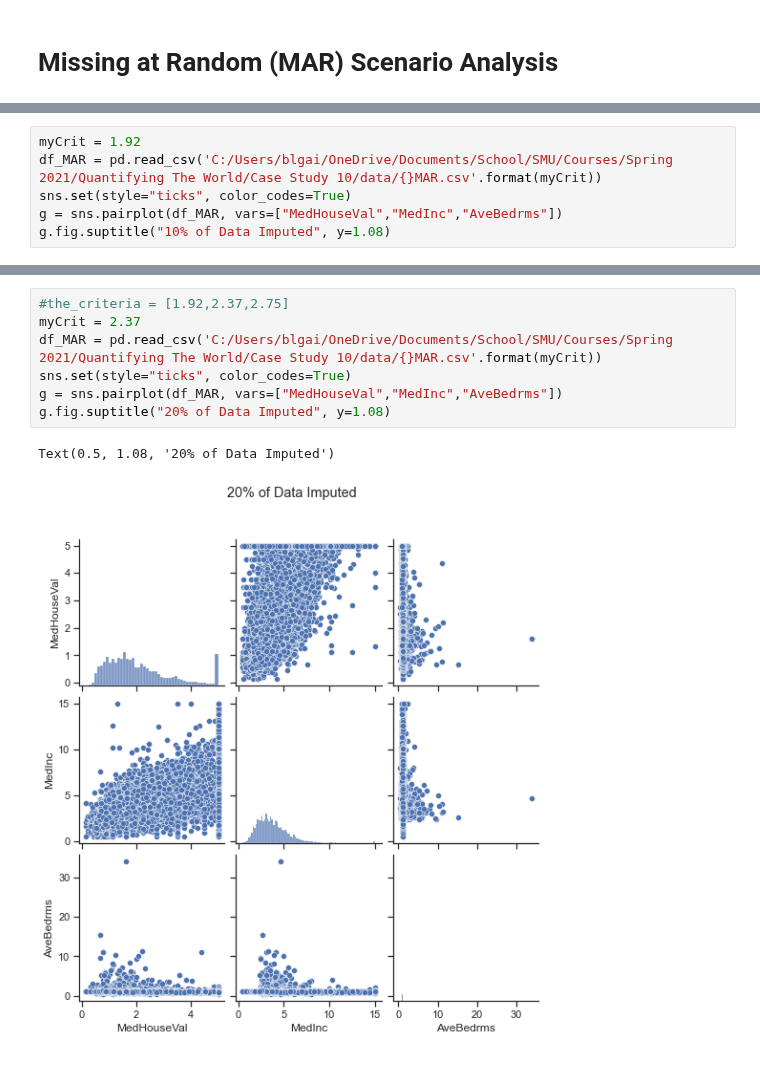
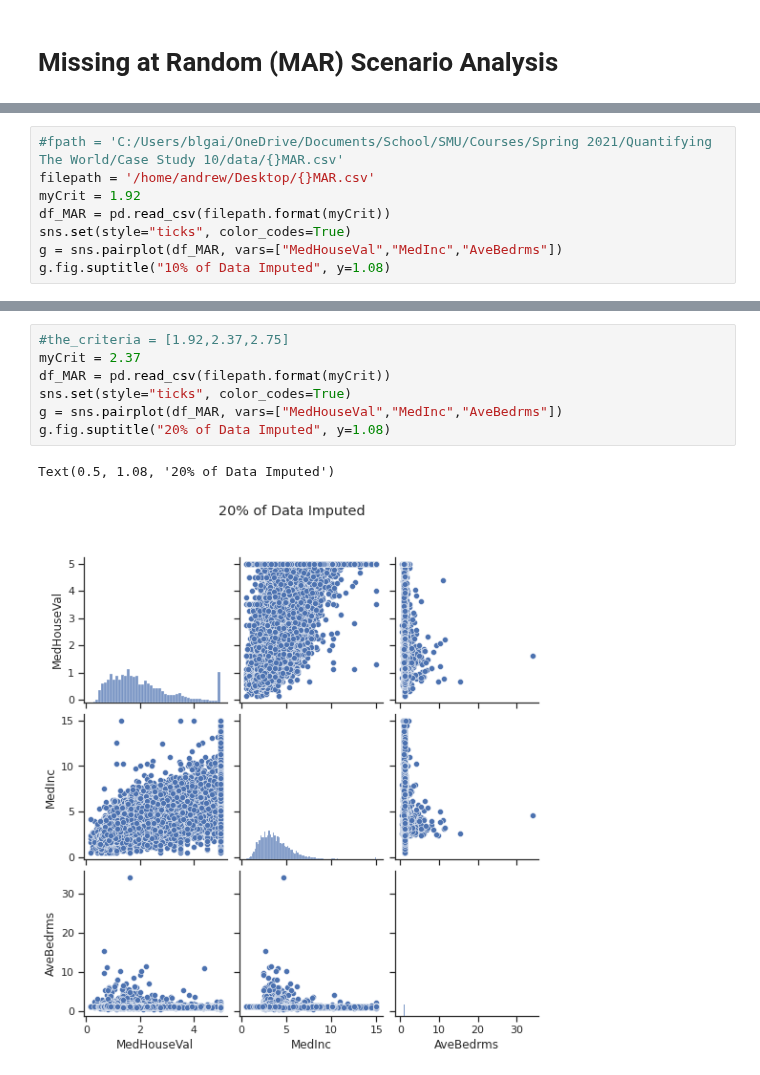
Before and after one commit to andrewmejia600/DS7333, a Jupyter notebook: CASE_STUDY_10/Case 10 Imputation.ipynb, the cells around one changed output, grey strips where cells are left out. Cells and saved outputs as stored; diff of their text form.

```diff
--- a/CASE_STUDY_10/Case 10 Imputation.ipynb
+++ b/CASE_STUDY_10/Case 10 Imputation.ipynb
@@ -401,6 +421,8 @@ Text(0.5, 1.0, 'Original Data Correlation')
 # %%
+#fpath = 'C:/Users/blgai/OneDrive/Documents/School/SMU/Courses/Spring 2021/Quantifying The World/Case Study 10/data/{}MAR.csv'
+filepath = '/home/andrew/Desktop/{}MAR.csv'
 myCrit = 1.92
-df_MAR = pd.read_csv('C:/Users/blgai/OneDrive/Documents/School/SMU/Courses/Spring 2021/Quantifying The World/Case Study 10/data/{}MAR.csv'.format(myCrit))
+df_MAR = pd.read_csv(filepath.format(myCrit))
 sns.set(style="ticks", color_codes=True)
 g = sns.pairplot(df_MAR, vars=["MedHouseVal","MedInc","AveBedrms"])
 g.fig.suptitle("10% of Data Imputed", y=1.08)
@@ -422,13 +444,13 @@ Text(0.5, 1.0, '10% Imputed Data Correlation')
 # %%
 #the_criteria = [1.92,2.37,2.75]
 myCrit = 2.37
-df_MAR = pd.read_csv('C:/Users/blgai/OneDrive/Documents/School/SMU/Courses/Spring 2021/Quantifying The World/Case Study 10/data/{}MAR.csv'.format(myCrit))
+df_MAR = pd.read_csv(filepath.format(myCrit))
 sns.set(style="ticks", color_codes=True)
 g = sns.pairplot(df_MAR, vars=["MedHouseVal","MedInc","AveBedrms"])
 g.fig.suptitle("20% of Data Imputed", y=1.08)
 # %% [output]
 Text(0.5, 1.08, '20% of Data Imputed')
-[figure, old version]
+[figure, new version]
 # %%
 keepCols = ['MedHouseVal','AveBedrms', 'MedInc']
 #the_criteria = [1.92,2.37,2.75]
```
Also changed, not shown: parts of 12 cells of this notebook.
